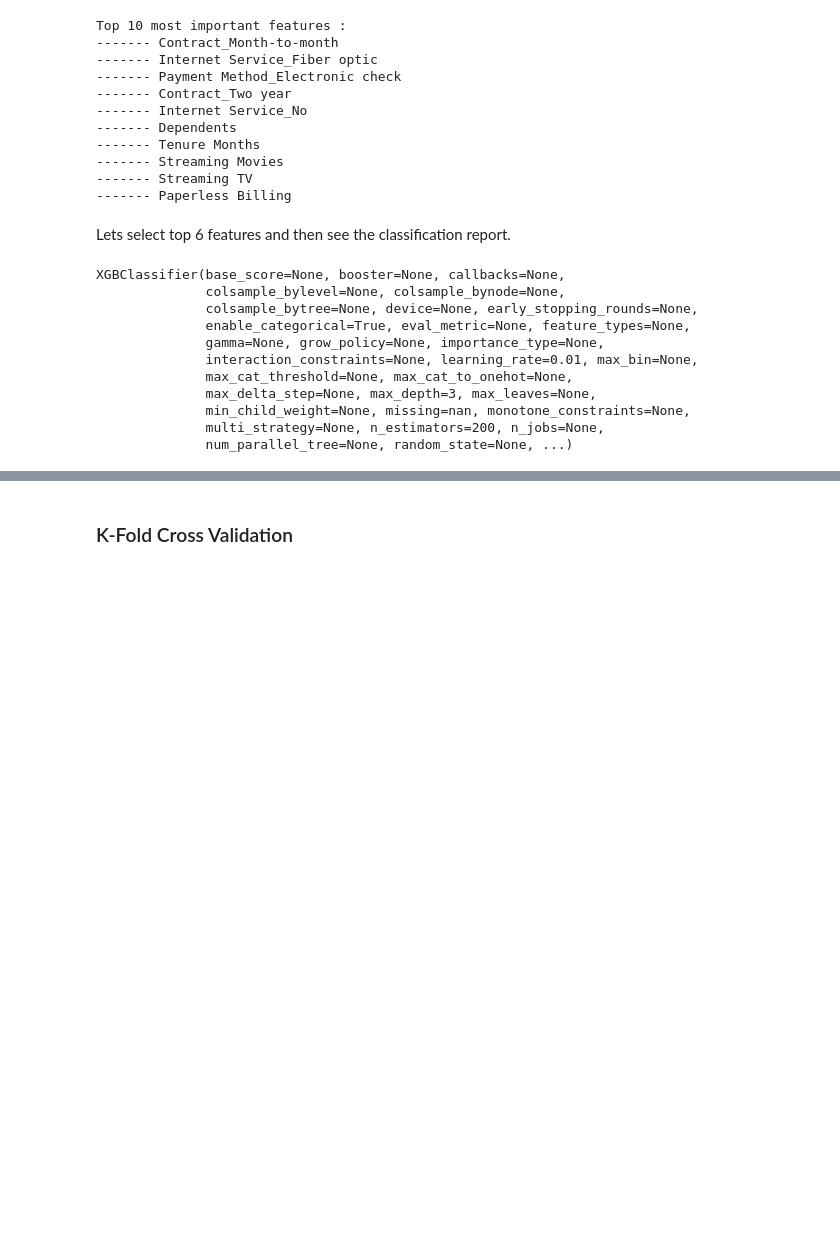
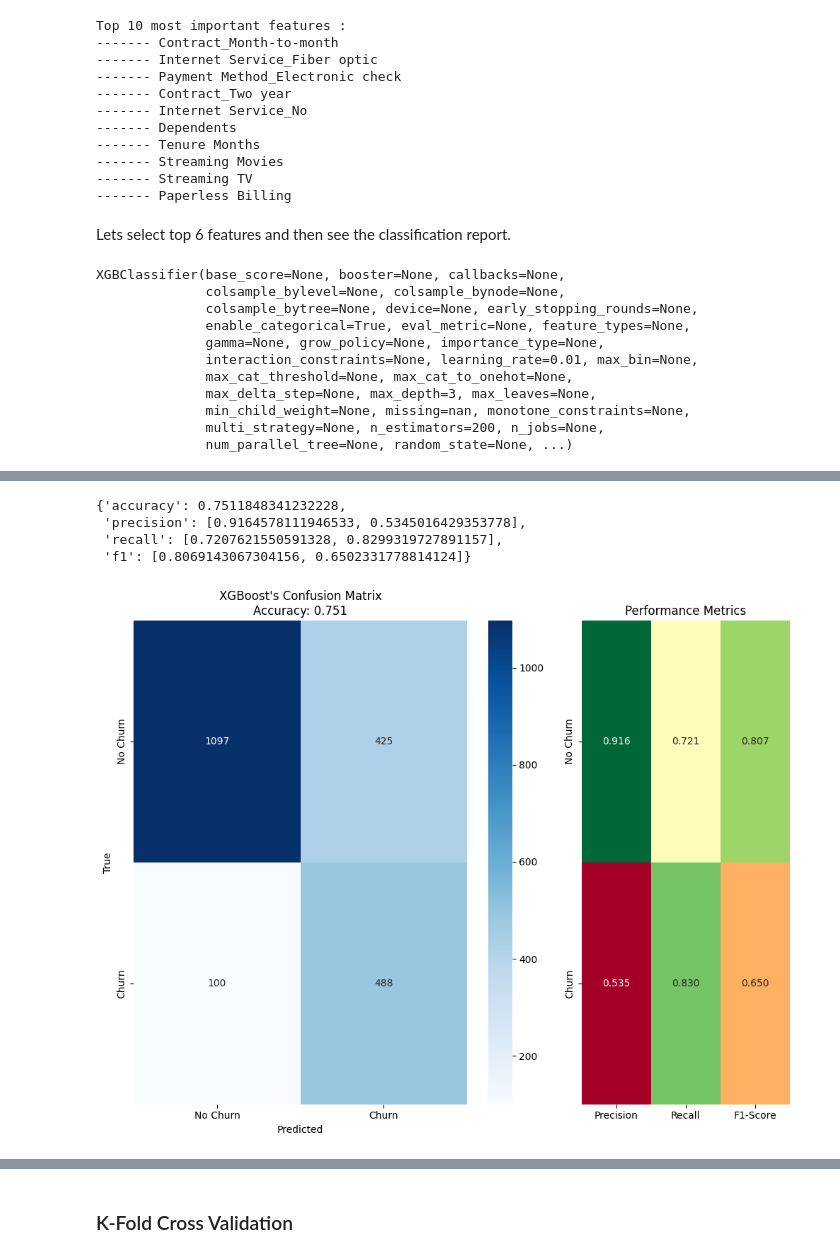
Before and after one commit to kaiserliche/Telco_Customer_Churn, a Jupyter notebook: analysis/modelling.ipynb, the cells around one changed output, grey strips where cells are left out. Cells and saved outputs as stored; diff of their text form; code cells hidden in the pictures; blank space fills up the shorter version.

```diff
--- a/analysis/modelling.ipynb
+++ b/analysis/modelling.ipynb
@@ -481 +479,9 @@ Accuracy: 75.2607%
 weighted avg       0.81      0.75      0.76      2110
+# %%
+plotting.plot_confusion_matrix(y_true=y_test,y_pred=y_pred, class_names=['No Churn', 'Churn'], title=f"XGBoost's Confusion Matrix")
+# %% [output]
+{'accuracy': 0.7511848341232228,
+ 'precision': [0.9164578111946533, 0.5345016429353778],
+ 'recall': [0.7207621550591328, 0.8299319727891157],
+ 'f1': [0.8069143067304156, 0.6502331778814124]}
+[figure, added]
```
Also changed, not shown: parts of 5 cells of this notebook, 1 other file.
